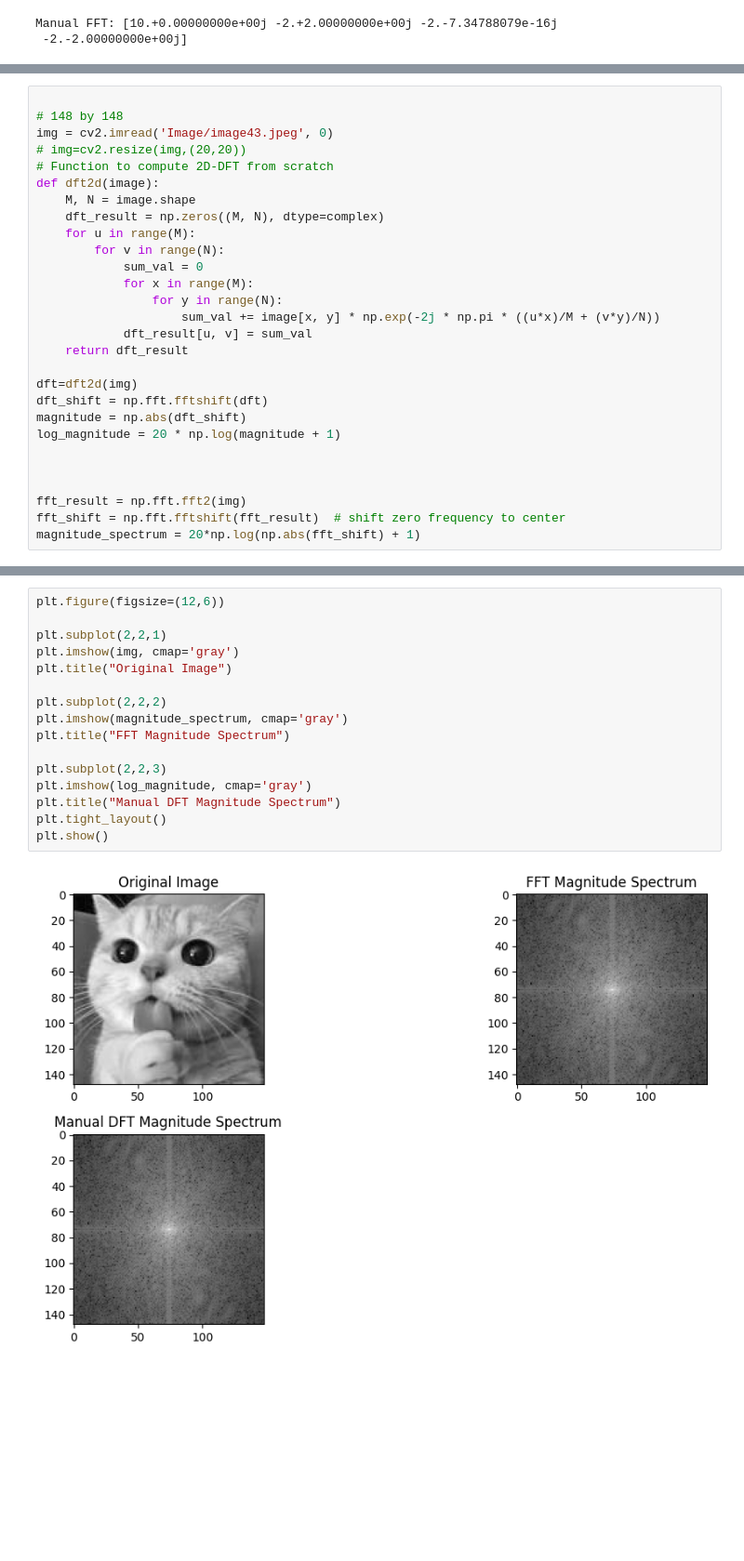
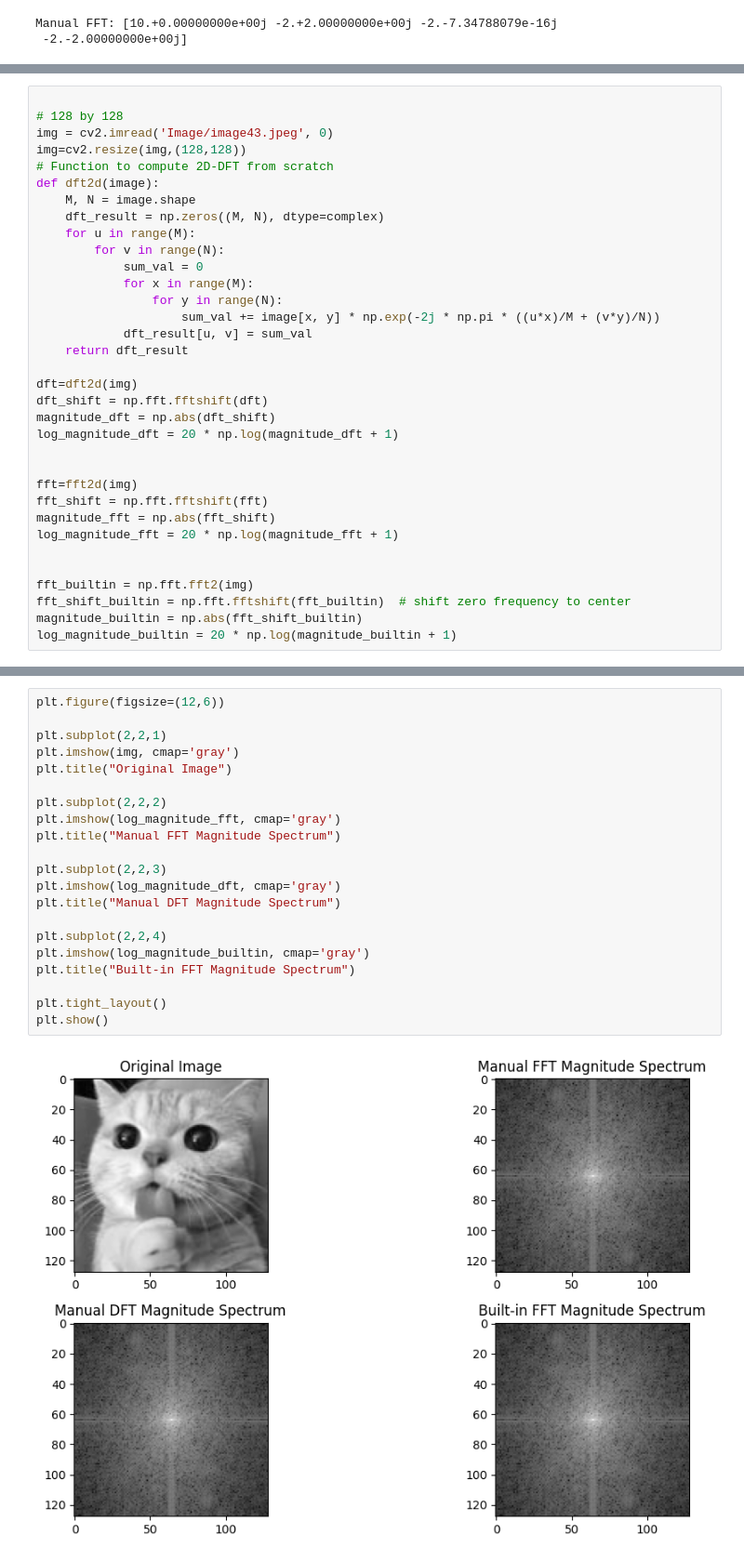
Before and after one commit to ApurbaCD/Digital_Image_Processing_Lab_4161, a Jupyter notebook: homework-16-dft-fft.ipynb, the cells around one changed output, grey strips where cells are left out. Shown at 93% size. Saved outputs shown, nothing was run; the diff lists cells and outputs as text; blank space fills up the shorter version.

Commit message:
adding homework-16 with 128 by 128 image

```diff
--- a/homework-16-dft-fft.ipynb
+++ b/homework-16-dft-fft.ipynb
@@ -68,8 +76,8 @@ Manual FFT: [10.+0.00000000e+00j -2.+2.00000000e+00j -2.-7.34788079e-16j
 # %%
 
-# 148 by 148
+# 128 by 128
 img = cv2.imread('Image/image43.jpeg', 0)
-# img=cv2.resize(img,(20,20))
+img=cv2.resize(img,(128,128))
 # Function to compute 2D-DFT from scratch
 def dft2d(image):
     M, N = image.shape
@@ -85,11 +93,17 @@ def dft2d(image):
 
 dft=dft2d(img)
 dft_shift = np.fft.fftshift(dft)
-magnitude = np.abs(dft_shift)
-log_magnitude = 20 * np.log(magnitude + 1)
+magnitude_dft = np.abs(dft_shift)
+log_magnitude_dft = 20 * np.log(magnitude_dft + 1)
 
 
+fft=fft2d(img)
+fft_shift = np.fft.fftshift(fft)
+magnitude_fft = np.abs(fft_shift)
+log_magnitude_fft = 20 * np.log(magnitude_fft + 1)
 
-fft_result = np.fft.fft2(img)
-fft_shift = np.fft.fftshift(fft_result)  # shift zero frequency to center
-magnitude_spectrum = 20*np.log(np.abs(fft_shift) + 1)
+
+fft_builtin = np.fft.fft2(img)
+fft_shift_builtin = np.fft.fftshift(fft_builtin)  # shift zero frequency to center
+magnitude_builtin = np.abs(fft_shift_builtin)
+log_magnitude_builtin = 20 * np.log(magnitude_builtin + 1)
@@ -104,18 +110,23 @@ def fft2d(image):
 # %%
 plt.figure(figsize=(12,6))
 
 plt.subplot(2,2,1)
 plt.imshow(img, cmap='gray')
 plt.title("Original Image")
 
 plt.subplot(2,2,2)
-plt.imshow(magnitude_spectrum, cmap='gray')
-plt.title("FFT Magnitude Spectrum")
+plt.imshow(log_magnitude_fft, cmap='gray')
+plt.title("Manual FFT Magnitude Spectrum")
 
 plt.subplot(2,2,3)
-plt.imshow(log_magnitude, cmap='gray')
+plt.imshow(log_magnitude_dft, cmap='gray')
 plt.title("Manual DFT Magnitude Spectrum")
+
+plt.subplot(2,2,4)
+plt.imshow(log_magnitude_builtin, cmap='gray')
+plt.title("Built-in FFT Magnitude Spectrum")
+
 plt.tight_layout()
 plt.show()
 # %% [output]
-[figure, old version]
+[figure, new version]
```
Also changed, not shown: parts of 2 cells of this notebook.
